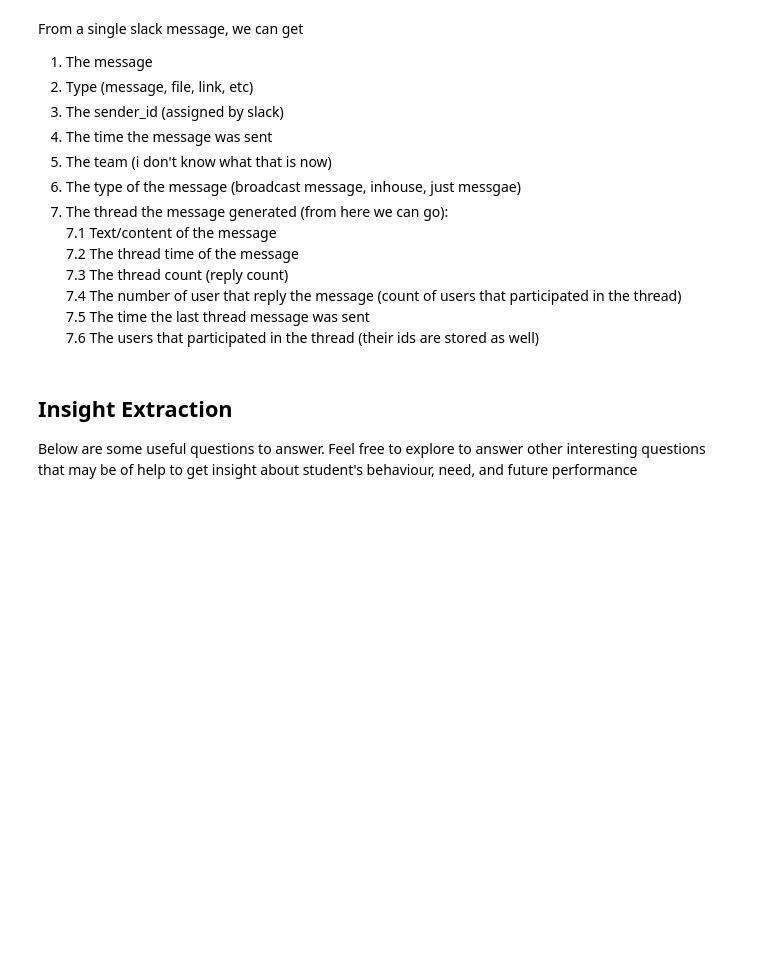
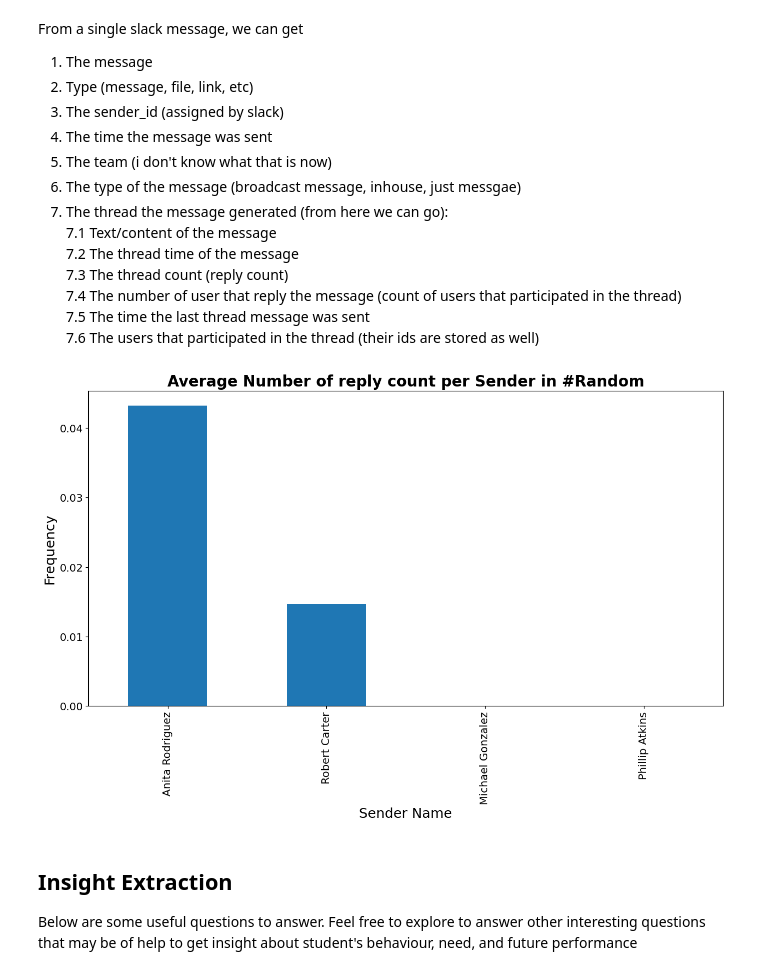
Before and after one commit to Lilyy22/week0_starter_network_analysis, a Jupyter notebook: notebooks/parse_slack_data.ipynb, the cells around one changed output. Saved outputs shown, nothing was run; the diff lists cells and outputs as text; code cells hidden in the pictures; blank space fills up the shorter version.

Commit message:
feat: plot diagram example

```diff
--- a/notebooks/parse_slack_data.ipynb
+++ b/notebooks/parse_slack_data.ipynb
@@ -186,33 +136,38 @@ def draw_avg_reply_count(data, channel='Random'):
 
 def draw_avg_reply_users_count(data, channel='Random'):
     """who commands many user reply?"""
 
     data.groupby('sender_name')['reply_users_count'].mean().sort_values(ascending=False)[:20].plot(kind='bar',
      figsize=(15,7.5));
     plt.title(f'Average Number of reply user count per Sender in #{channel}', size=20, fontweight='bold')
     plt.xlabel("Sender Name", size=18); plt.ylabel("Frequency", size=18);
     plt.xticks(size=14); plt.yticks(size=14);
     plt.show()
 
 def draw_wordcloud(msg_content, week):
     # word cloud visualization
     allWords = ' '.join([twts for twts in msg_content])
     wordCloud = WordCloud(background_color='#975429', width=500, height=300, random_state=21, max_words=500, mode='RGBA',
                             max_font_size=140, stopwords=stopwords.words('english')).generate(allWords)
     plt.figure(figsize=(15, 7.5))
     plt.imshow(wordCloud, interpolation="bilinear")
     plt.axis('off')
     plt.tight_layout()
     plt.title(f'WordCloud for {week}', size=30)
     plt.show()
 
 def draw_user_reaction(data, channel='General'):
     data.groupby('sender_name')[['reply_count', 'reply_users_count']].sum()\
         .sort_values(by='reply_count',ascending=False)[:10].plot(kind='bar', figsize=(15, 7.5))
     plt.title(f'User with the most reaction in #{channel}', size=25);
     plt.xlabel("Sender Name", size=18); plt.ylabel("Frequency", size=18);
     plt.xticks(size=14); plt.yticks(size=14);
     plt.show()
+
+data = slackDataLoader.slack_parser(f"../data/anonymized/ab_test-group/")
+draw_avg_reply_count(data)
+# %% [output]
+[figure, added]
 # %% [markdown]
 ## Insight Extraction
 
```
Also changed, not shown: parts of 3 cells of this notebook, 1 other file.
